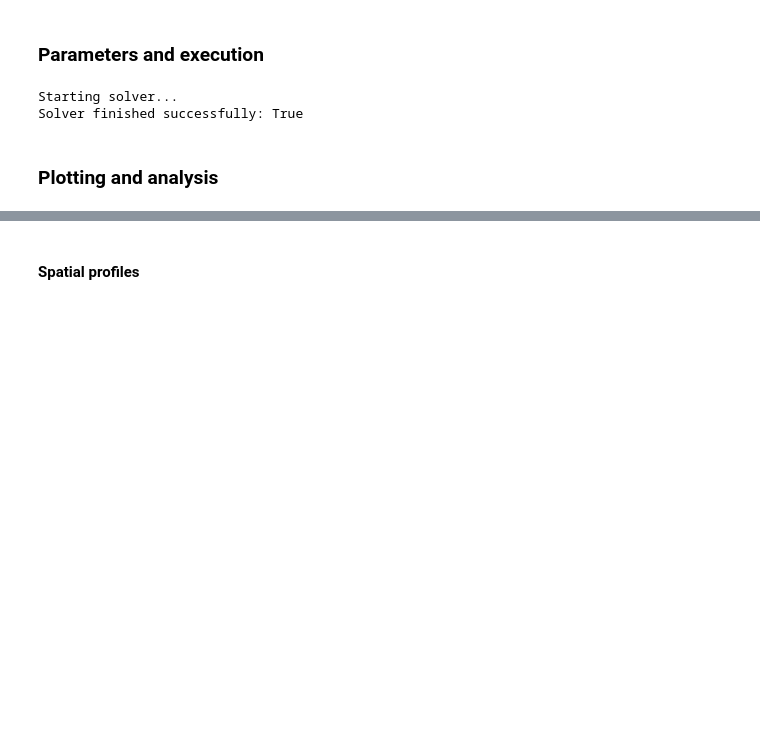
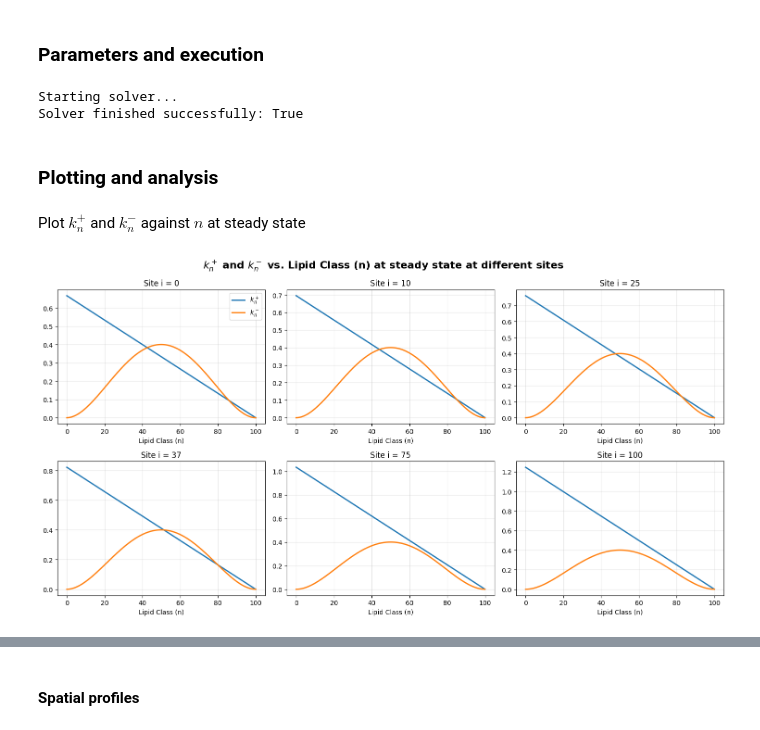
Before and after one commit to eleonoraagostinelli/VolumeFilling-Multiscale-Model, a Jupyter notebook: Discrete_SpaceStructure_Solver.ipynb, the cells around one changed output, grey strips where cells are left out. Cells and saved outputs as stored; diff of their text form; code cells hidden in the pictures; blank space fills up the shorter version.

```diff
--- a/Discrete_SpaceStructure_Solver.ipynb
+++ b/Discrete_SpaceStructure_Solver.ipynb
@@ -61,0 +68,49 @@ colors = cmap(np.linspace(0.3, 1.0, len(time_points)))
+# %% [markdown]
+Plot $k^+_n$ and $k^-_n$ against $n$ at steady state
+# %%
+# Dynamically calculate grid size
+ncols = min(3, num_plots)
+nrows = math.ceil(num_plots / ncols)
+
+# Create the grid with a dynamic figsize
+fig, axes = plt.subplots(nrows=nrows, ncols=ncols, figsize=(5 * ncols, 4 * nrows))
+
+# Flatten axes to 1D array for easy looping
+if num_plots == 1:
+    axes = [axes]
+else:
+    axes = axes.flatten()
+
+# Loop through the sites and plot them
+# Renamed 'idx' to 'plot_idx' to avoid the bug
+for plot_idx, site in enumerate(spatial_sites_to_plot):
+    ax = axes[plot_idx]
+
+    # Ensure we don't ask for a site larger than the grid
+    safe_site = min(site, p.M)
+
+    # Calculate k^+_n
+    k_plus_n = model.p.kplus * results["spatial"]["phi"][-1, safe_site] * model.n_decay
+    k_minus_n = model.p.kminus * model.n_growth
+
+    ax.plot(model.n_array, k_plus_n, label="$k^+_n$", linewidth=2)
+    ax.plot(model.n_array, k_minus_n, label="$k^-_n$", linewidth=2)
+
+    ax.set_title(f"Site i = {safe_site}")
+    ax.set_xlabel("Lipid Class (n)")
+    ax.grid(True, alpha=0.3)
+
+    # Pro-tip: Only put the legend on the very first subplot so it isn't repeated 6 times!
+    if plot_idx == 0:
+        ax.legend()
+
+# 4. Hide any unused empty subplots at the end of the grid
+for empty_idx in range(num_plots, len(axes)):
+    axes[empty_idx].set_visible(False)
+
+# Add title and automatically adjust layout
+fig.suptitle("$k^+_n$ and $k^-_n$ vs. Lipid Class (n) at steady state at different sites", fontsize=16, fontweight='bold')
+plt.tight_layout()
+plt.show()
+# %% [output]
+[figure, added]
```
Also changed, not shown: parts of 11 cells of this notebook, 2 other files.
